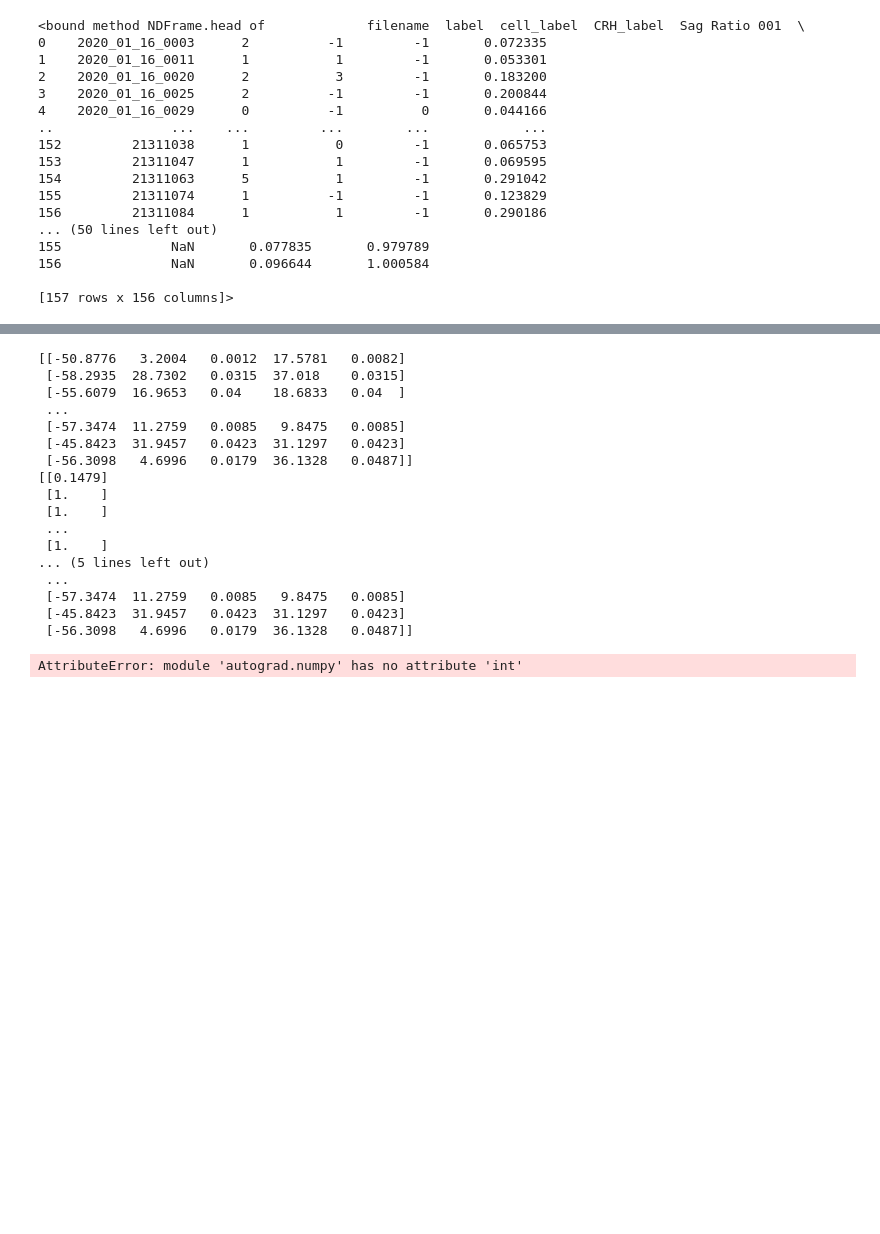
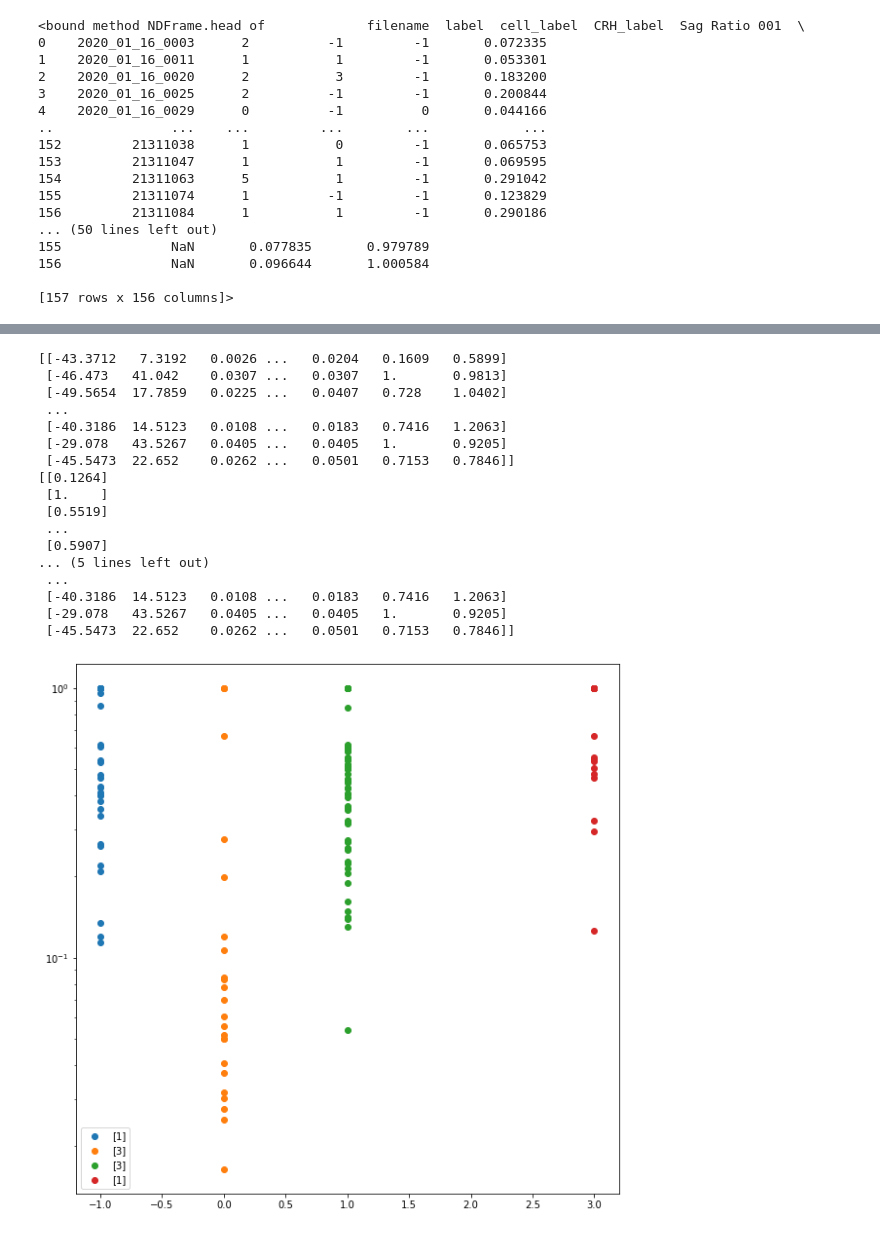
Before and after one commit to smestern/pyAPisolation, a Jupyter notebook: pyAPisolation/dev/run_GROW_ANALYSIS.ipynb, the cells around one changed output, grey strips where cells are left out. Saved outputs shown, nothing was run; the diff lists cells and outputs as text; code cells hidden in the pictures; blank space fills up the shorter version.

```diff
--- a/pyAPisolation/dev/run_GROW_ANALYSIS.ipynb
+++ b/pyAPisolation/dev/run_GROW_ANALYSIS.ipynb
@@ -121,7 +120,7 @@ def exp_growth_factor(dataT,dataV,dataI, end_index=300):
         diffC = np.abs(lowerC - upperC)
         t1 = dataT[upwardinfl:end_index] - dataT[upwardinfl]
         curve = curve_fit(exp_grow, t1, dataV[upwardinfl:end_index], maxfev=50000, bounds=([-np.inf, -np.inf, -np.inf], [np.inf, np.inf, np.inf]))[0]
-        curve2 = curve_fit(exp_grow_2p, t1, dataV[upwardinfl:end_index], maxfev=50000,method='trf', bounds=([-np.inf,  0, 10,  0,  1], [upperC+5, diffC, np.inf, diffC,np.inf]), xtol=None, gtol=None, ftol=1e-12)[0]
+        curve2 = curve_fit(exp_grow_2p, t1, dataV[upwardinfl:end_index], maxfev=50000,method='trf', bounds=([upperC-5,  0, 10,  0,  -np.inf], [upperC+5, diffC, np.inf, diffC,np.inf]), xtol=None, gtol=None, ftol=1e-12, jac='3-point')[0]
         tau = curve[2]
         tau1 = 1/curve2[2]
         tau2 = 1/curve2[4]
@@ -133,10 +132,10 @@ def exp_growth_factor(dataT,dataV,dataI, end_index=300):
 
 
         #plt.subplot(1,2,1)
-        plt.plot(t1, dataV[upwardinfl:end_index])
-        plt.plot(t1, exp_grow_2p(t1, *curve2), label=f'2 phase fit')
-        plt.plot(t1, exp_grow(t1, *curve_out[:3]), label=f'Fast phase')
-        plt.plot(t1, exp_grow(t1, curve_out[0], *curve_out[3:]), label=f'slow phase')
+        plt.plot(t1, dataV[upwardinfl:end_index], c='k', alpha=0.5)
+        plt.plot(t1, exp_grow_2p(t1, *curve2), label=f'2 phase fit', c='r', alpha=0.5)
+        plt.plot(t1, exp_grow(t1, *curve_out[:3]), label=f'Fast phase', c='g', alpha=0.5)
+        plt.plot(t1, exp_grow(t1, curve_out[0], *curve_out[3:]), label=f'slow phase', c='b', alpha=0.5)
         plt.title(f" CELL will tau1 {1/curve2[fast]} and tau2 {1/curve2[slow]}")
         #plt.subplot(1,2,2)
         plt.legend()
@@ -202,7 +201,15 @@ for i, f in enumerate(files[:30]):
                     max_curve.append(max_dy)
                     temp_curves.append(curve)
             temp_curves = np.vstack(temp_curves)
+            div = np.ravel((temp_curves[:,2]) / (temp_curves[:,4])).reshape(-1,1)
+
+            sum_height= (temp_curves[:,1] + temp_curves[:,3])
+            ratio = (temp_curves[:,2] / (temp_curves[:,1] / sum_height)) / (temp_curves[:,4] / (temp_curves[:,3] / sum_height))
+            ratio = np.ravel(ratio).reshape(-1,1)
+            temp_curves = np.hstack([temp_curves, div, ratio])
+            print(temp_curves)
             meanC = np.nanmean(temp_curves, axis=0)
+            print(meanC.shape)
             curves.append(meanC)
             label_idx = np.argwhere(file_names==base)
 
@@ -211,7 +218,7 @@ for i, f in enumerate(files[:30]):
 
             ids.append(base)
             plt.savefig(f+".png")
-            plt.show()
+            #plt.show()
 
             plt.close()
     except:
@@ -241,35 +274,36 @@ np.savetxt('curves.csv', curves_out, fmt='%.8f', delimiter=',')
 np.savetxt('curves_id.csv', ids, fmt='%s', delimiter=',')
 print(curves)
 # %% [output]
-[[-50.8776   3.2004   0.0012  17.5781   0.0082]
- [-58.2935  28.7302   0.0315  37.018    0.0315]
- [-55.6079  16.9653   0.04    18.6833   0.04  ]
+[[-43.3712   7.3192   0.0026 ...   0.0204   0.1609   0.5899]
+ [-46.473   41.042    0.0307 ...   0.0307   1.       0.9813]
+ [-49.5654  17.7859   0.0225 ...   0.0407   0.728    1.0402]
  ...
- [-57.3474  11.2759   0.0085   9.8475   0.0085]
- [-45.8423  31.9457   0.0423  31.1297   0.0423]
- [-56.3098   4.6996   0.0179  36.1328   0.0487]]
-[[0.1479]
+ [-40.3186  14.5123   0.0108 ...   0.0183   0.7416   1.2063]
+ [-29.078   43.5267   0.0405 ...   0.0405   1.       0.9205]
+ [-45.5473  22.652    0.0262 ...   0.0501   0.7153   0.7846]]
+[[0.1264]
  [1.    ]
- [1.    ]
+ [0.5519]
  ...
- [1.    ]
+ [0.5907]
 ... (5 lines left out)
  ...
- [-57.3474  11.2759   0.0085   9.8475   0.0085]
- [-45.8423  31.9457   0.0423  31.1297   0.0423]
- [-56.3098   4.6996   0.0179  36.1328   0.0487]]
+ [-40.3186  14.5123   0.0108 ...   0.0183   0.7416   1.2063]
+ [-29.078   43.5267   0.0405 ...   0.0405   1.       0.9205]
+ [-45.5473  22.652    0.0262 ...   0.0501   0.7153   0.7846]]
 # %%
 means = []
 plt.figure(figsize=(10,10))
 plt.clf()
-for x in np.unique(label).astype(np.int):
-    idx = np.argwhere(label[:,0]==x).astype(np.int)
+for x in np.unique(label).astype(np.int32):
+    idx = np.argwhere(label[:,0]==x).astype(np.int32)
     mcur = curves[idx]
     plt.scatter(np.full(len(idx),  x),  (curves[idx,2]) / (curves[idx,4]), label=label[x])
     means.append(np.nanmean((curves[idx,2]) / (curves[idx,4])))
 plt.legend()
+plt.yscale('log')
 #plt.ylim(0,1)
 # %% [output]
-AttributeError: module 'autograd.numpy' has no attribute 'int'
+[figure, added]
 # %%
 print(means)
```
Also changed, not shown: parts of 5 cells of this notebook, 9 other files.
